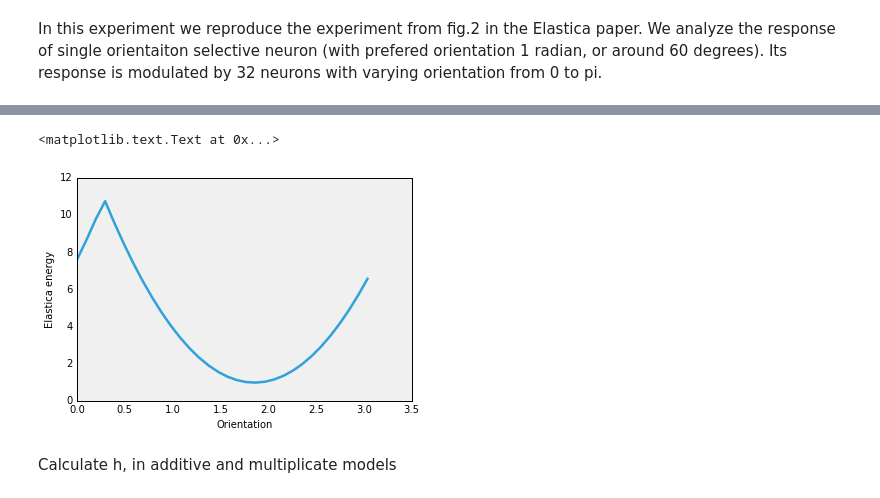
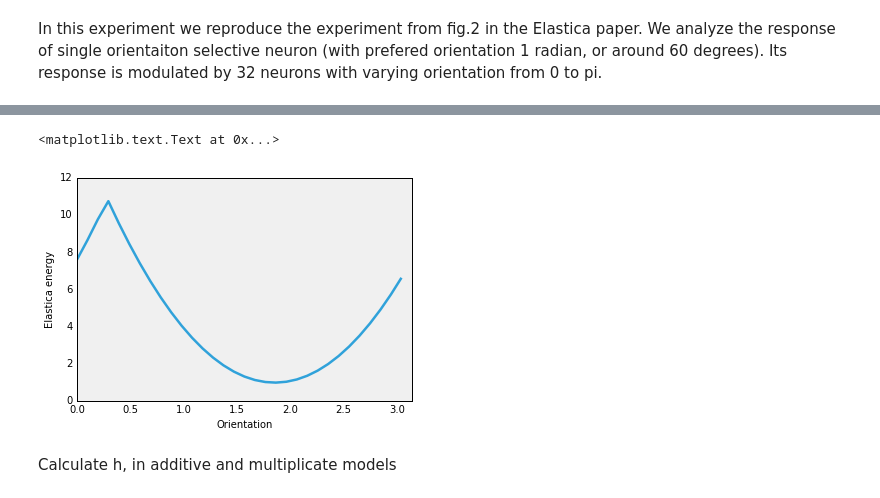
Before and after one commit to masenov/HonoursProject, a Jupyter notebook: Python/Experiments_1.ipynb, the cells around one changed output, grey strips where cells are left out. Cells and saved outputs as stored; diff of their text form; code cells hidden in the pictures.

```diff
--- a/Python/Experiments_1.ipynb
+++ b/Python/Experiments_1.ipynb
@@ -45,13 +45,14 @@ energies = np.zeros(nn)
 # %%
 # Elastica energies between neuron with orientation 1 rad and population of 32 neurons with variable orientation from 0 to pi
 for i in range(nn):
     energies[i] = en.E(1,theta[i],[1,0])
 plt.plot(theta,energies)
+plt.xlim([0,3.14])
 plt.xlabel('Orientation')
 plt.ylabel('Elastica energy')
 # %% [output]
 <matplotlib.text.Text at 0x...>
-[figure, old version]
+[figure, new version]
 # %% [markdown]
 Calculate h, in additive and multiplicate models
 # %%
```
Also changed, not shown: 20 other files.
